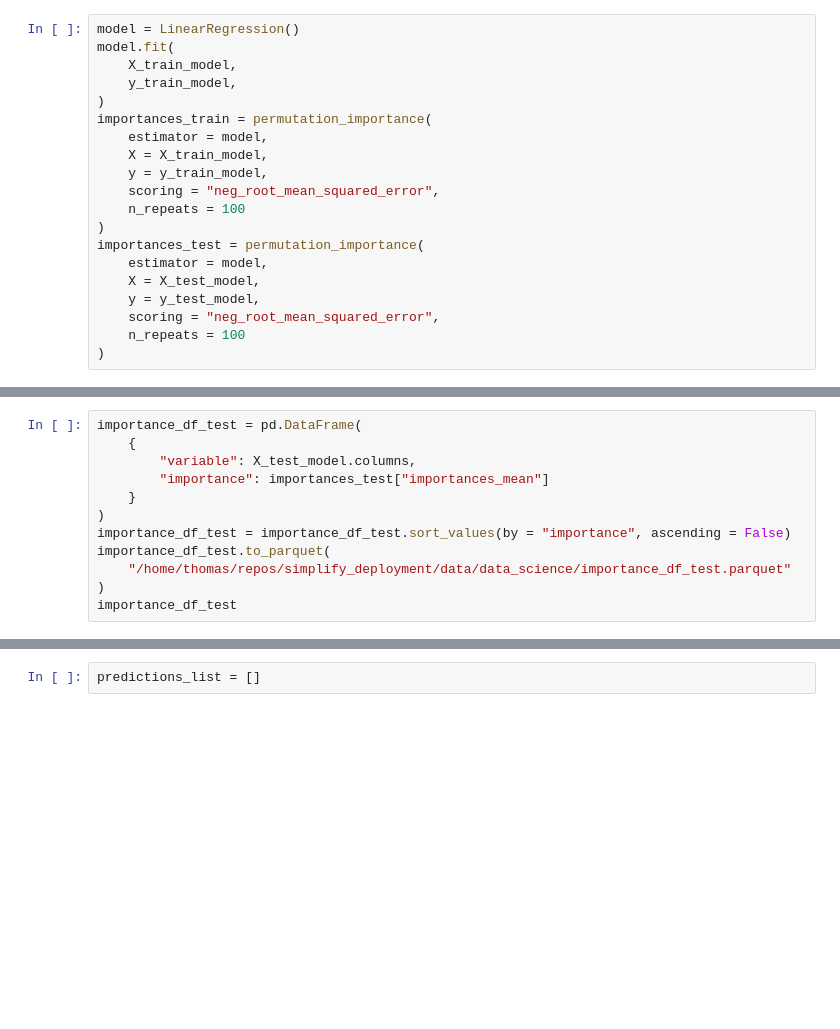
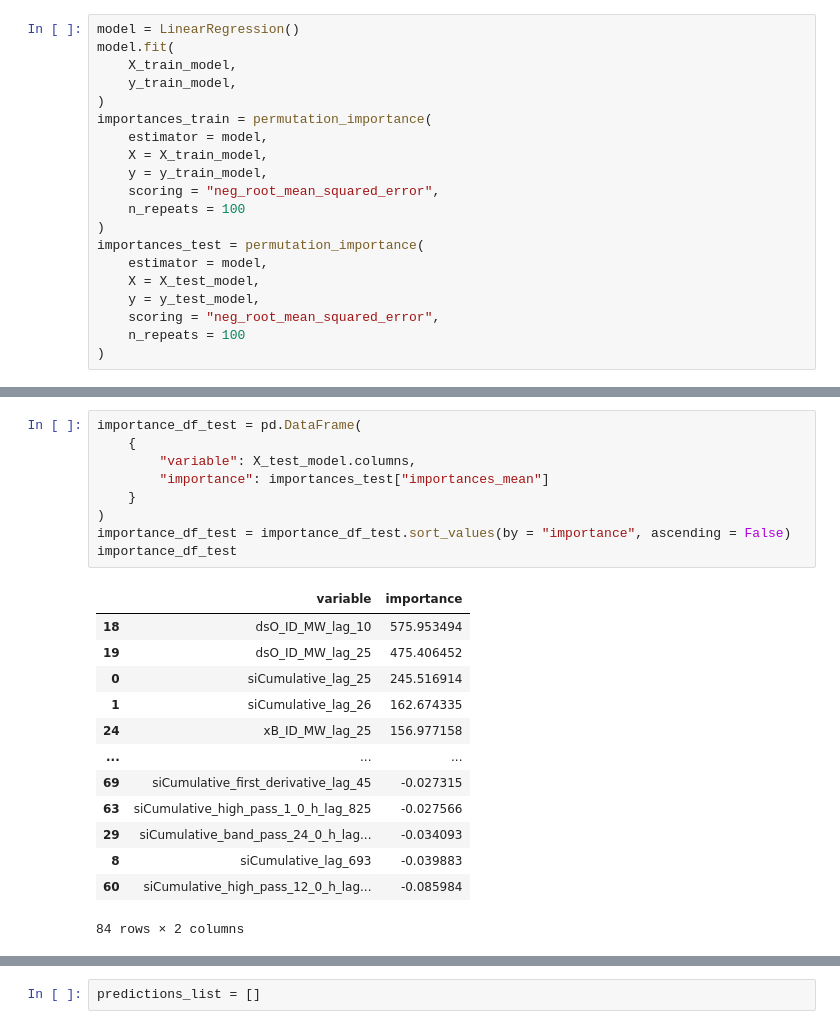
Before and after one commit to ThomasCrssrts/simplify_deployment, a Jupyter notebook: src/simplify_deployment/data_science/important_variables_analyse.ipynb, the cells around one changed output, grey strips where cells are left out. Drawn from its saved outputs; the diff is of its cells as text; blank space fills up the shorter version.

```diff
--- a/src/simplify_deployment/data_science/important_variables_analyse.ipynb
+++ b/src/simplify_deployment/data_science/important_variables_analyse.ipynb
@@ -71,15 +86,26 @@ fig.show()
 # %%
 importance_df_test = pd.DataFrame(
     {
         "variable": X_test_model.columns,
         "importance": importances_test["importances_mean"]
     }
 )
 importance_df_test = importance_df_test.sort_values(by = "importance", ascending = False)
-importance_df_test.to_parquet(
-    "/home/thomas/repos/simplify_deployment/data/data_science/importance_df_test.parquet"
-)
 importance_df_test
+# %% [output]
+|  | variable | importance |
+| 18 | dsO_ID_MW_lag_10 | 575.953494 |
+| 19 | dsO_ID_MW_lag_25 | 475.406452 |
+| 0 | siCumulative_lag_25 | 245.516914 |
+| 1 | siCumulative_lag_26 | 162.674335 |
+| 24 | xB_ID_MW_lag_25 | 156.977158 |
+| ... | ... | ... |
+| 69 | siCumulative_first_derivative_lag_45 | -0.027315 |
+| 63 | siCumulative_high_pass_1_0_h_lag_825 | -0.027566 |
+| 29 | siCumulative_band_pass_24_0_h_lag... | -0.034093 |
+| 8 | siCumulative_lag_693 | -0.039883 |
+| 60 | siCumulative_high_pass_12_0_h_lag... | -0.085984 |
+84 rows × 2 columns
 # %%
 fig = px.bar(
     importance_df_test,
```
Also changed, not shown: parts of 12 cells of this notebook.
